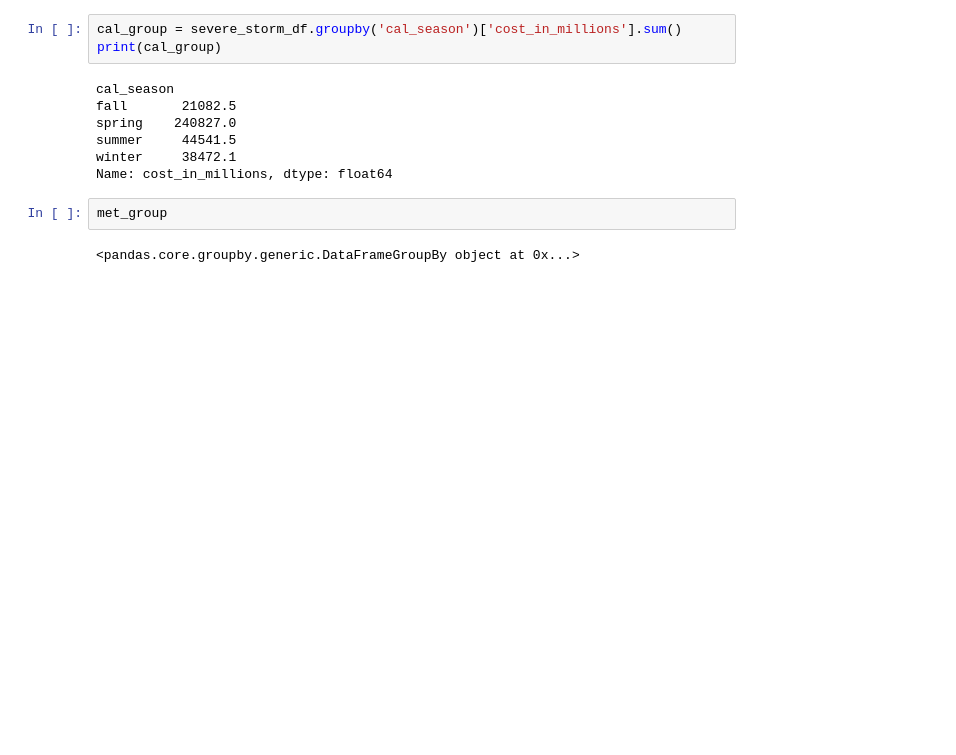
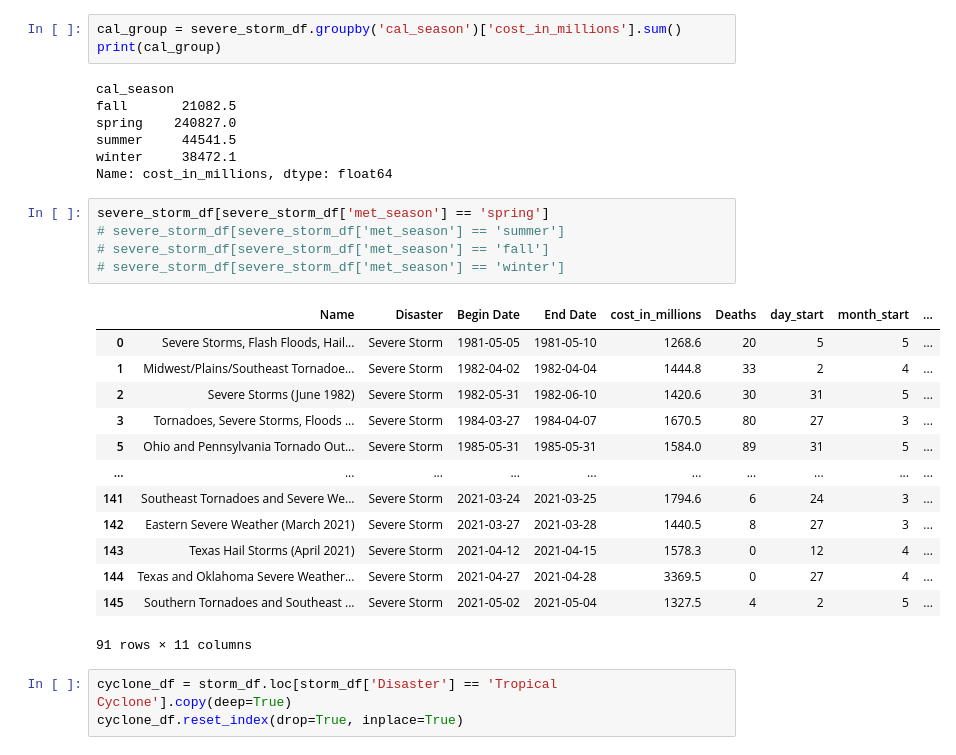
Before and after one commit to ryanlonergan/miniprojects, a Jupyter notebook: storm_damage_viz/storm_damage.ipynb, the cells around one changed output. Cells and saved outputs as stored; diff of their text form; blank space fills up the shorter version.

```diff
--- a/storm_damage_viz/storm_damage.ipynb
+++ b/storm_damage_viz/storm_damage.ipynb
@@ -142,6 +142,24 @@ summer     44541.5
 winter     38472.1
 Name: cost_in_millions, dtype: float64
 # %%
-met_group
+severe_storm_df[severe_storm_df['met_season'] == 'spring']
+# severe_storm_df[severe_storm_df['met_season'] == 'summer']
+# severe_storm_df[severe_storm_df['met_season'] == 'fall']
+# severe_storm_df[severe_storm_df['met_season'] == 'winter']
 # %% [output]
+|  | Name | Disaster | Begin Date | End Date | cost_in_millions | Deaths | day_start | month_start | ... |
+| 0 | Severe Storms, Flash Floods, Hail... | Severe Storm | 1981-05-05 | 1981-05-10 | 1268.6 | 20 | 5 | 5 | ... |
+| 1 | Midwest/Plains/Southeast Tornadoe... | Severe Storm | 1982-04-02 | 1982-04-04 | 1444.8 | 33 | 2 | 4 | ... |
+| 2 | Severe Storms (June 1982) | Severe Storm | 1982-05-31 | 1982-06-10 | 1420.6 | 30 | 31 | 5 | ... |
+| 3 | Tornadoes, Severe Storms, Floods ... | Severe Storm | 1984-03-27 | 1984-04-07 | 1670.5 | 80 | 27 | 3 | ... |
+| 5 | Ohio and Pennsylvania Tornado Out... | Severe Storm | 1985-05-31 | 1985-05-31 | 1584.0 | 89 | 31 | 5 | ... |
+| ... | ... | ... | ... | ... | ... | ... | ... | ... | ... |
+| 141 | Southeast Tornadoes and Severe We... | Severe Storm | 2021-03-24 | 2021-03-25 | 1794.6 | 6 | 24 | 3 | ... |
+| 142 | Eastern Severe Weather (March 2021) | Severe Storm | 2021-03-27 | 2021-03-28 | 1440.5 | 8 | 27 | 3 | ... |
+| 143 | Texas Hail Storms (April 2021) | Severe Storm | 2021-04-12 | 2021-04-15 | 1578.3 | 0 | 12 | 4 | ... |
+| 144 | Texas and Oklahoma Severe Weather... | Severe Storm | 2021-04-27 | 2021-04-28 | 3369.5 | 0 | 27 | 4 | ... |
+| 145 | Southern Tornadoes and Southeast ... | Severe Storm | 2021-05-02 | 2021-05-04 | 1327.5 | 4 | 2 | 5 | ... |
-<pandas.core.groupby.generic.DataFrameGroupBy object at 0x...>
+91 rows × 11 columns
+# %%
+cyclone_df = storm_df.loc[storm_df['Disaster'] == 'Tropical Cyclone'].copy(deep=True)
+cyclone_df.reset_index(drop=True, inplace=True)
```
Also changed, not shown: parts of 8 cells of this notebook.
